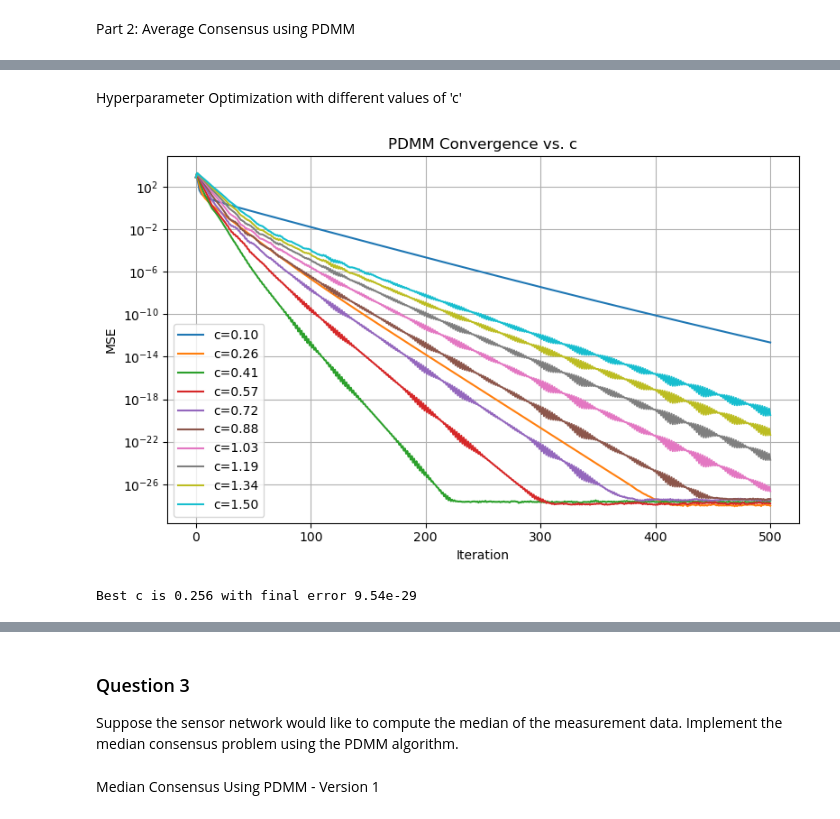
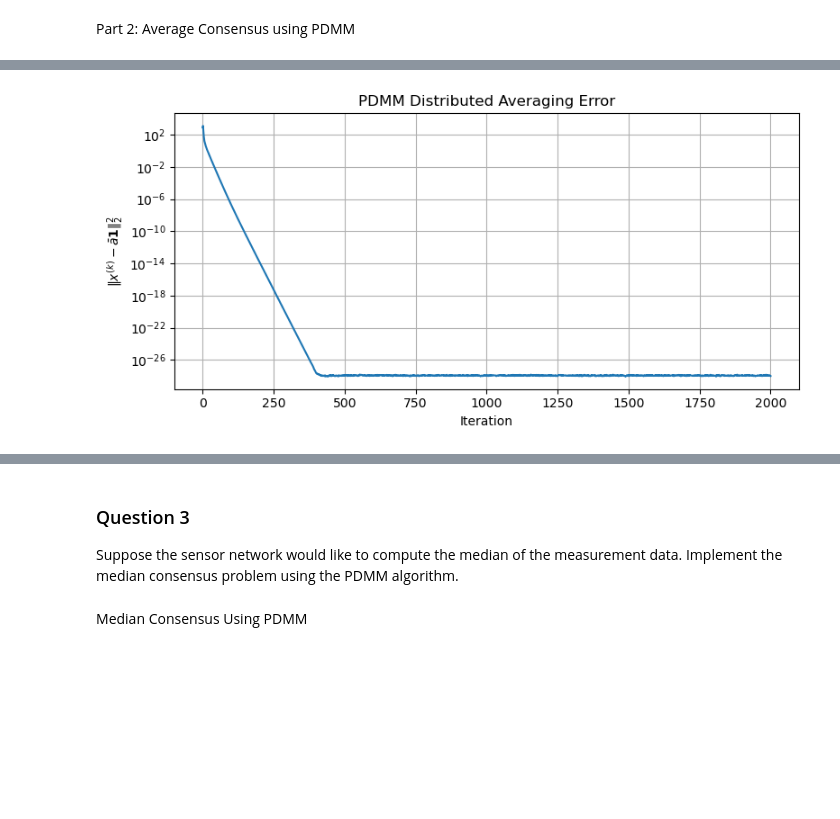
Before and after one commit to nish5180/Distributed_Signal_Processing_EE4540, a Jupyter notebook: distributed_project_git.ipynb, the cells around one changed output, grey strips where cells are left out. Saved outputs shown, nothing was run; the diff lists cells and outputs as text; code cells hidden in the pictures; blank space fills up the shorter version.

```diff
--- a/distributed_project_git.ipynb
+++ b/distributed_project_git.ipynb
@@ -294,51 +222,0 @@ True average: 46.2537
-# %% [markdown]
-Hyperparameter Optimization with different values of 'c'
-# %%
-c_values = np.linspace(0.1, 1.5, 10)
-errors_vs_c = []
-final_errors = []
-
-for c in c_values:
-    # Reset variables
-    x = sensor_values_pdmm_avg.copy()
-    z = {(i,j): 0.0 for i in range(n) for j in range(n) if adj_matrix[i,j]==1}
-    error_ac = [np.mean((x - true_average)**2)]
-
-    for k in range(500):
-        x_new = x.copy()
-        for i in range(n):
-            neighbors = [j for j in range(n) if adj_matrix[i, j]==1]
-            d = len(neighbors)
-            sum_z = sum(z[(i,j)] for j in neighbors)
-            x_new[i] = (sensor_values_pdmm_avg[i] - sum_z) / (1 + c * d)
-
-        y = {(i,j): z[(i,j)] + 2*c*x_new[i] for i in range(n) for j in range(n) if adj_matrix[i,j]==1}
-        for i in range(n):
-            for j in range(n):
-                if adj_matrix[i,j]==1:
-                    z[(j,i)] = -y[(i,j)]
-
-        x = x_new
-        error_ac.append(np.mean((x - true_average)**2))
-
-    errors_vs_c.append(error_ac)
-    final_errors.append(error_ac[-1])
-
-# === Plot convergence for different c
-plt.figure(figsize=(8,5))
-for idx, c in enumerate(c_values):
-    plt.semilogy(errors_vs_c[idx], label=f"c={c:.2f}")
-plt.xlabel("Iteration")
-plt.ylabel("MSE")
-plt.title("PDMM Convergence vs. c")
-plt.legend()
-plt.grid(True)
-plt.tight_layout()
-plt.show()
-
-# === Report best c
-best_c_idx = np.argmin(final_errors)
-print(f"Best c is {c_values[best_c_idx]:.3f} with final error {final_errors[best_c_idx]:.2e}")
-# %% [output]
-[figure, removed]
-Best c is 0.256 with final error 9.54e-29
@@ -344,0 +298,19 @@ Best c is 0.256 with final error 9.54e-29
+# %%
+# Plot PDMM Average Consensus Results
+
+x_history, error_ac, elapsed = pdmm_average_consensus(adj_matrix, sensor_values, c=0.256, iters=2000, seed=50)
+
+
+plt.figure(figsize=(8, 4))
+plt.semilogy(error_ac)
+plt.xlabel("Iteration")
+plt.ylabel(r"$\|x^{(k)} - \bar{a}\mathbf{1}\|_2^2$")
+plt.title("PDMM Distributed Averaging Error")
+plt.grid(True)
+plt.tight_layout()
+plt.show()
+
+# === Final results ===
+print(f"Final error: {error_ac[-1]:.2e}")
+print(f"Elapsed time: {elapsed:.4f} seconds")
+# %% [output]
@@ -344,0 +318 @@ Best c is 0.256 with final error 9.54e-29
+[figure, added]
@@ -348,4 +324,4 @@ Best c is 0.256 with final error 9.54e-29
 Suppose the sensor network would like to compute the median of the measurement
 data. Implement the median consensus problem using the PDMM algorithm.
 # %% [markdown]
-Median Consensus Using PDMM - Version 1
+Median Consensus Using PDMM
```
Also changed, not shown: parts of 24 cells of this notebook.
